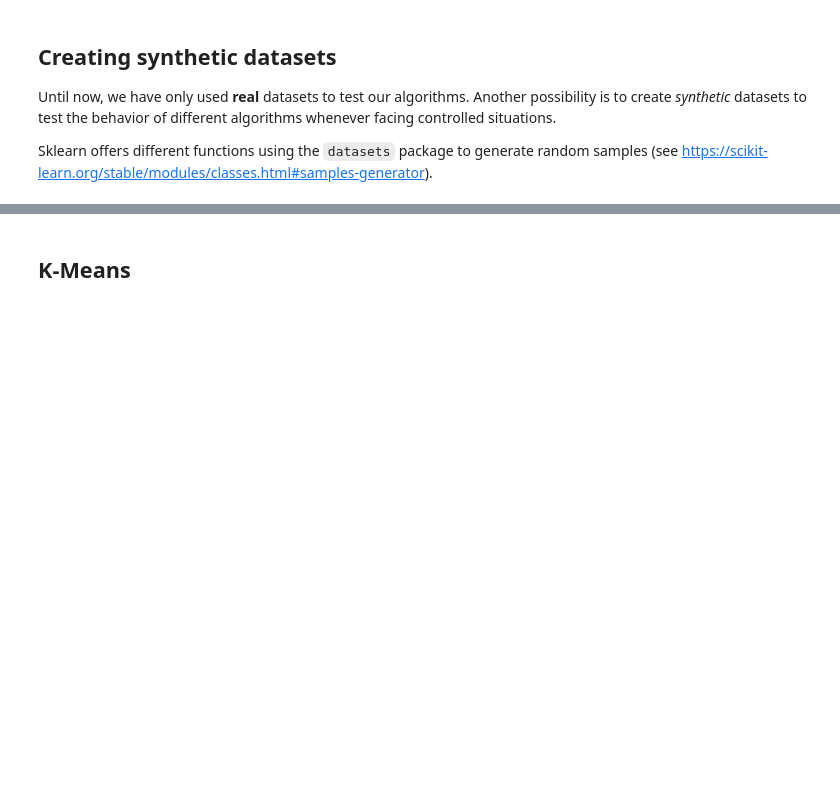
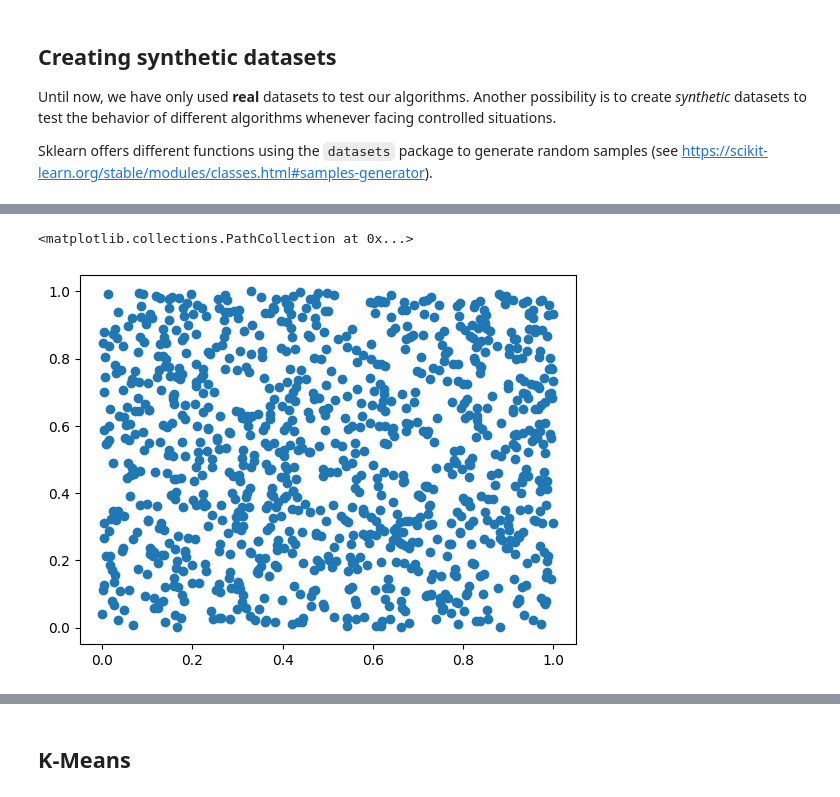
Before and after one commit to SphRbtHyk/miashs_introduction_ml, a Jupyter notebook: lab8/clustering.ipynb, the cells around one changed output, grey strips where cells are left out. Saved outputs shown, nothing was run; the diff lists cells and outputs as text; code cells hidden in the pictures; blank space fills up the shorter version.

```diff
--- a/lab8/clustering.ipynb
+++ b/lab8/clustering.ipynb
@@ -25 +25,6 @@ random_dataset = np.random.rand(n_samples, 2)
 2. Plot each of the dataset in 2 dimensions and color it according to its class (the second member of the tuple).
+# %%
+plt.scatter(random_dataset[:,0], random_dataset[:,1])
+# %% [output]
+<matplotlib.collections.PathCollection at 0x...>
+[figure, added]
```
Also changed, not shown: parts of 20 cells of this notebook.
